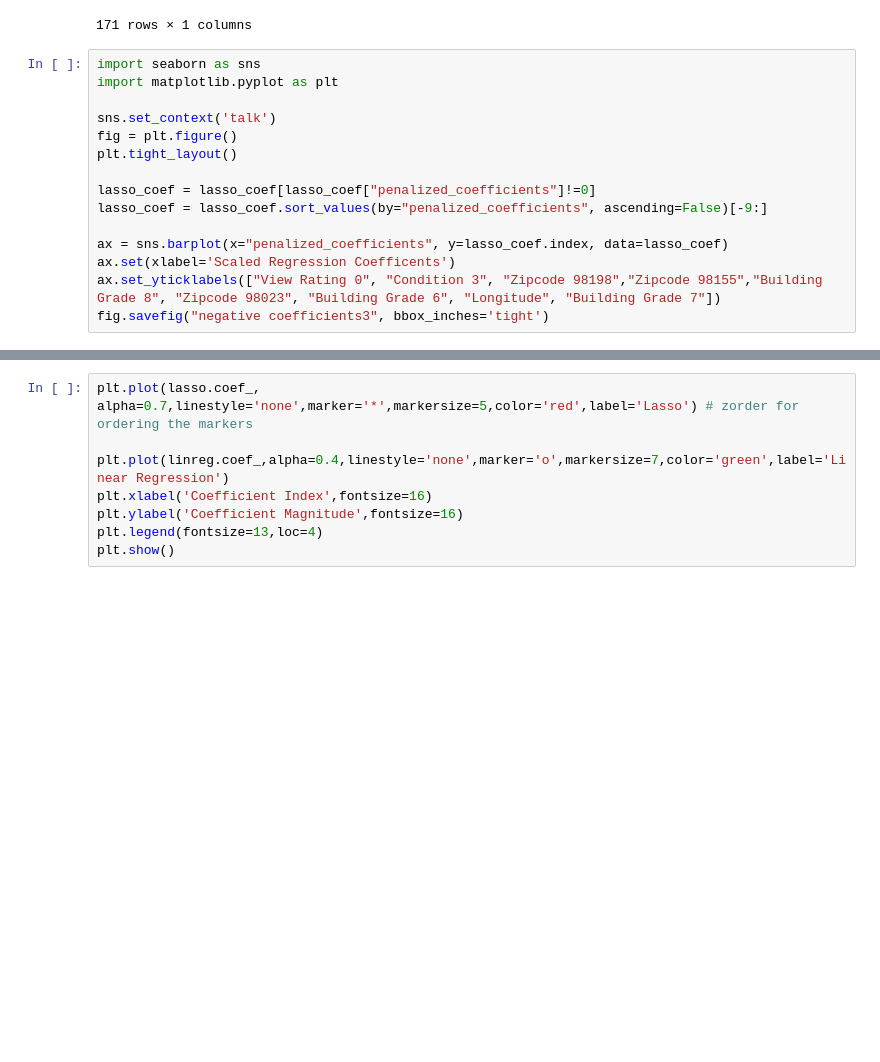
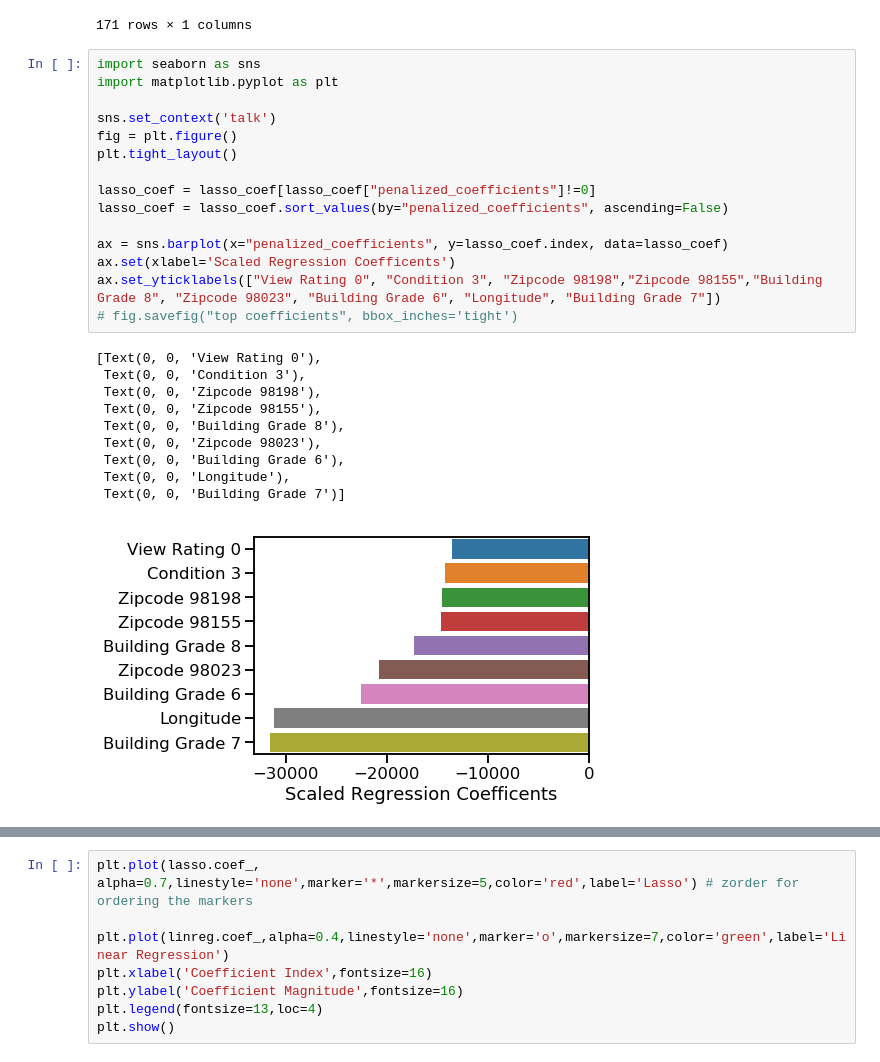
Before and after one commit to kemepley/Project_1, a Jupyter notebook: Clean_DF-Take 5.ipynb, the cells around one changed output, grey strips where cells are left out. Saved outputs shown, nothing was run; the diff lists cells and outputs as text; blank space fills up the shorter version.

```diff
--- a/Clean_DF-Take 5.ipynb
+++ b/Clean_DF-Take 5.ipynb
@@ -476,17 +465,28 @@ lasso_coef
 # %%
 import seaborn as sns
 import matplotlib.pyplot as plt
 
 sns.set_context('talk')
 fig = plt.figure()
 plt.tight_layout()
 
 lasso_coef = lasso_coef[lasso_coef["penalized_coefficients"]!=0]
-lasso_coef = lasso_coef.sort_values(by="penalized_coefficients", ascending=False)[-9:]
+lasso_coef = lasso_coef.sort_values(by="penalized_coefficients", ascending=False)
 
 ax = sns.barplot(x="penalized_coefficients", y=lasso_coef.index, data=lasso_coef)
 ax.set(xlabel='Scaled Regression Coefficents')
 ax.set_yticklabels(["View Rating 0", "Condition 3", "Zipcode 98198","Zipcode 98155","Building Grade 8", "Zipcode 98023", "Building Grade 6", "Longitude", "Building Grade 7"])
-fig.savefig("negative coefficients3", bbox_inches='tight')
+# fig.savefig("top coefficients", bbox_inches='tight')
+# %% [output]
+[Text(0, 0, 'View Rating 0'),
+ Text(0, 0, 'Condition 3'),
+ Text(0, 0, 'Zipcode 98198'),
+ Text(0, 0, 'Zipcode 98155'),
+ Text(0, 0, 'Building Grade 8'),
+ Text(0, 0, 'Zipcode 98023'),
+ Text(0, 0, 'Building Grade 6'),
+ Text(0, 0, 'Longitude'),
+ Text(0, 0, 'Building Grade 7')]
+[figure, added]
 # %%
 lasso_coef = lasso_coef[lasso_coef["penalized_coefficients"]!=0]
```
Also changed, not shown: parts of 16 cells of this notebook, 24 other files.
